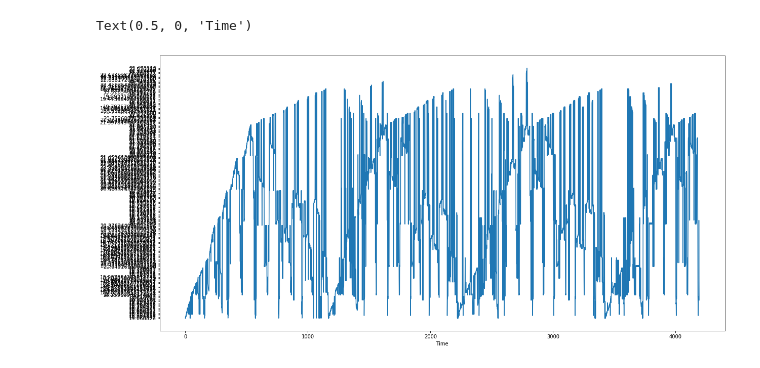
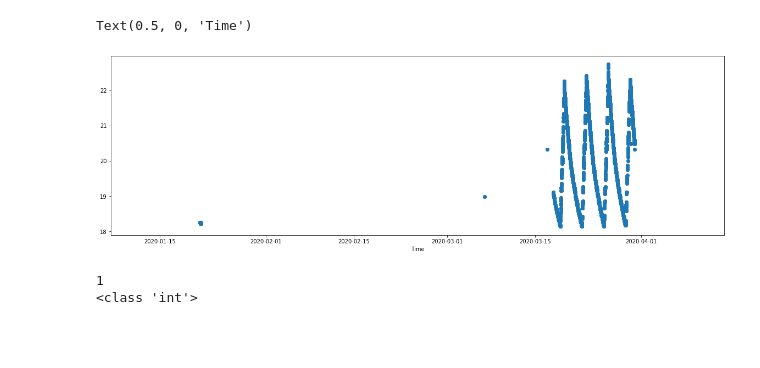
Before and after one commit to parinyad123/Telemetry_Project, a Jupyter notebook: Anormaly_Detection/Telemetry_mixers/Untitled.ipynb, the cells around one changed output. Cells and saved outputs as stored; diff of their text form; code cells hidden in the pictures; blank space fills up the shorter version.

```diff
--- a/Anormaly_Detection/Telemetry_mixers/Untitled.ipynb
+++ b/Anormaly_Detection/Telemetry_mixers/Untitled.ipynb
@@ -50,0 +23,5 @@ print(int(data['generation_time'][1]))
+# %%
+# remove duplicte values by generation_time  ลบค่าซ้ำ
+# data.drop_duplicates(subset ="generation_time", keep = False, inplace = True)
+data.drop_duplicates(inplace = True)
+data.head(len(data))
@@ -50,0 +46,10 @@ print(int(data['generation_time'][1]))
+# %%
+# convert eng_value str type to float type
+data['eng_value'] = pd.to_numeric(data['eng_value'], errors='coerce')
+
+# convert generation_time str type to float type
+data['generation_time'] = pd.to_numeric(data['generation_time'], errors='coerce')
+
+# remove nan
+data.dropna(inplace = True)
+data
@@ -50,0 +78,3 @@ print(int(data['generation_time'][1]))
+# %%
+# reset index
+data.reset_index(inplace=True)
@@ -76,0 +141,3 @@ See the caveats in the documentation: https://pandas.pydata.org/pandas-docs/stab
+# %%
+# convert UTC str type to datetime type
+data['UTC'] = pd.to_datetime(data['UTC'])
@@ -77,10 +169,16 @@ See the caveats in the documentation: https://pandas.pydata.org/pandas-docs/stab
 # %%
 import matplotlib.pyplot as plt
 %matplotlib inline
 
-plt.figure(figsize=(20,10))
-plt.plot(data['eng_value'])
+plt.figure(figsize=(20,6))
+plt.scatter(data['UTC'],data['eng_value'])
 plt.xlabel('Time')
 # %% [output]
 Text(0.5, 0, 'Time')
-[figure, old version]
+[figure, new version]
+# %%
+print(data['UTC'][0].month)
+print(type(data['UTC'][0].second))
+# %% [output]
+1
+<class 'int'>
```
Also changed, not shown: parts of 31 cells of this notebook, 5 other files.
